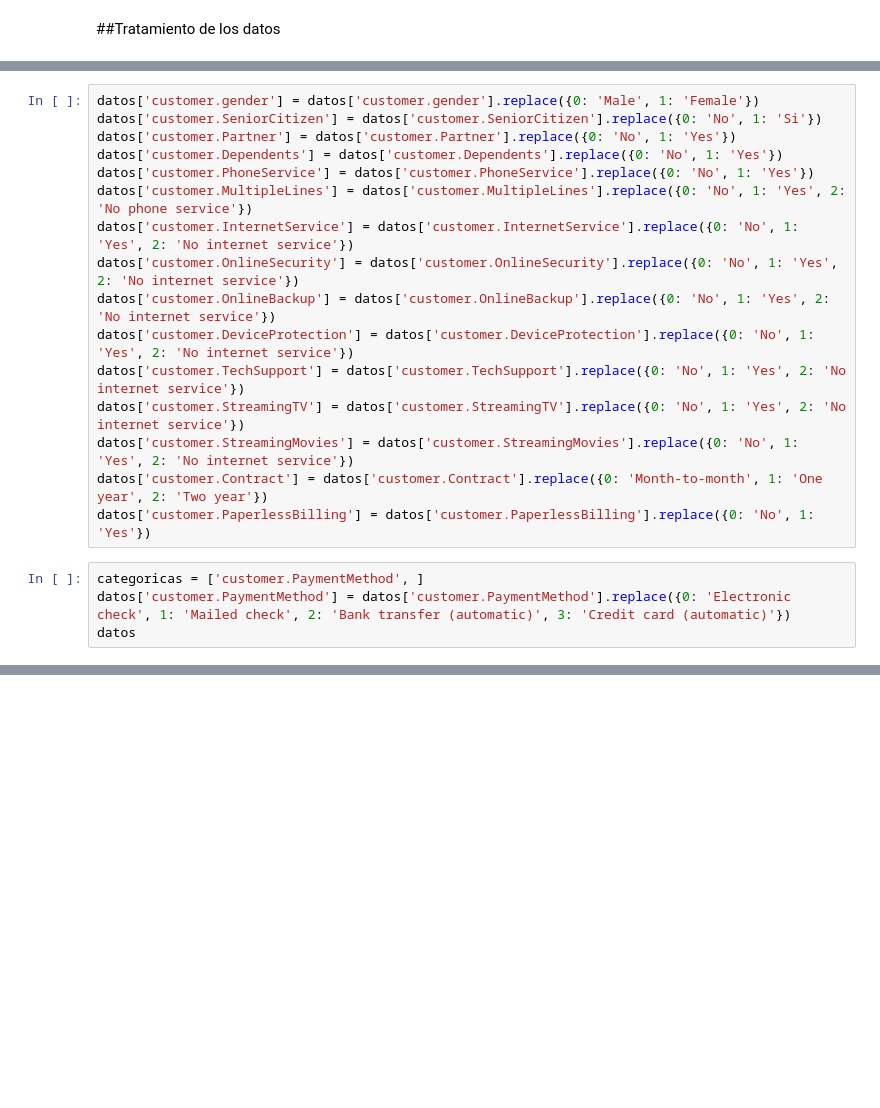
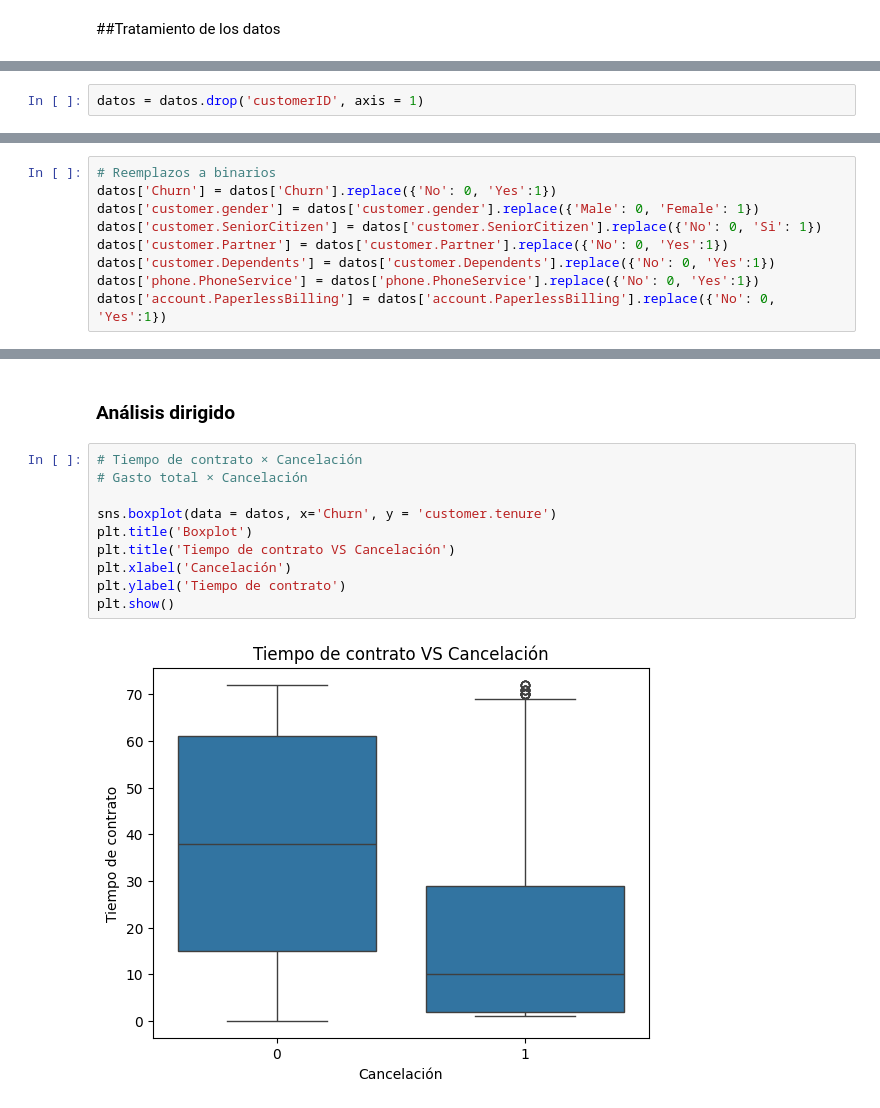
Before and after one commit to Alexsinator/Challenge_Telecom_X_Parte2, a Jupyter notebook: TelecomX_LATAM_Parte_2.ipynb, the cells around one changed output, grey strips where cells are left out. Drawn from its saved outputs; the diff is of its cells as text; blank space fills up the shorter version.

```diff
--- a/TelecomX_LATAM_Parte_2.ipynb
+++ b/TelecomX_LATAM_Parte_2.ipynb
@@ -185,20 +189,2 @@ datos.tail(15)
-# %%
-datos['customer.gender'] = datos['customer.gender'].replace({0: 'Male', 1: 'Female'})
-datos['customer.SeniorCitizen'] = datos['customer.SeniorCitizen'].replace({0: 'No', 1: 'Si'})
-datos['customer.Partner'] = datos['customer.Partner'].replace({0: 'No', 1: 'Yes'})
-datos['customer.Dependents'] = datos['customer.Dependents'].replace({0: 'No', 1: 'Yes'})
-datos['customer.PhoneService'] = datos['customer.PhoneService'].replace({0: 'No', 1: 'Yes'})
-datos['customer.MultipleLines'] = datos['customer.MultipleLines'].replace({0: 'No', 1: 'Yes', 2: 'No phone service'})
-datos['customer.InternetService'] = datos['customer.InternetService'].replace({0: 'No', 1: 'Yes', 2: 'No internet service'})
-datos['customer.OnlineSecurity'] = datos['customer.OnlineSecurity'].replace({0: 'No', 1: 'Yes', 2: 'No internet service'})
-datos['customer.OnlineBackup'] = datos['customer.OnlineBackup'].replace({0: 'No', 1: 'Yes', 2: 'No internet service'})
-datos['customer.DeviceProtection'] = datos['customer.DeviceProtection'].replace({0: 'No', 1: 'Yes', 2: 'No internet service'})
-datos['customer.TechSupport'] = datos['customer.TechSupport'].replace({0: 'No', 1: 'Yes', 2: 'No internet service'})
-datos['customer.StreamingTV'] = datos['customer.StreamingTV'].replace({0: 'No', 1: 'Yes', 2: 'No internet service'})
-datos['customer.StreamingMovies'] = datos['customer.StreamingMovies'].replace({0: 'No', 1: 'Yes', 2: 'No internet service'})
-datos['customer.Contract'] = datos['customer.Contract'].replace({0: 'Month-to-month', 1: 'One year', 2: 'Two year'})
-datos['customer.PaperlessBilling'] = datos['customer.PaperlessBilling'].replace({0: 'No', 1: 'Yes'})
-# %%
-categoricas = ['customer.PaymentMethod', ]
-datos['customer.PaymentMethod'] = datos['customer.PaymentMethod'].replace({0: 'Electronic check', 1: 'Mailed check', 2: 'Bank transfer (automatic)', 3: 'Credit card (automatic)'})
-datos
+# %%
+datos = datos.drop('customerID', axis = 1)
@@ -204,0 +198,9 @@ datos
+# %%
+# Reemplazos a binarios
+datos['Churn'] = datos['Churn'].replace({'No': 0, 'Yes':1})
+datos['customer.gender'] = datos['customer.gender'].replace({'Male': 0, 'Female': 1})
+datos['customer.SeniorCitizen'] = datos['customer.SeniorCitizen'].replace({'No': 0, 'Si': 1})
+datos['customer.Partner'] = datos['customer.Partner'].replace({'No': 0, 'Yes':1})
+datos['customer.Dependents'] = datos['customer.Dependents'].replace({'No': 0, 'Yes':1})
+datos['phone.PhoneService'] = datos['phone.PhoneService'].replace({'No': 0, 'Yes':1})
+datos['account.PaperlessBilling'] = datos['account.PaperlessBilling'].replace({'No': 0, 'Yes':1})
@@ -204,0 +480,14 @@ datos
+# %% [markdown]
+### Análisis dirigido
+# %%
+# Tiempo de contrato × Cancelación
+# Gasto total × Cancelación
+
+sns.boxplot(data = datos, x='Churn', y = 'customer.tenure')
+plt.title('Boxplot')
+plt.title('Tiempo de contrato VS Cancelación')
+plt.xlabel('Cancelación')
+plt.ylabel('Tiempo de contrato')
+plt.show()
+# %% [output]
+[figure, added]
```
Also changed, not shown: parts of 78 cells of this notebook.
